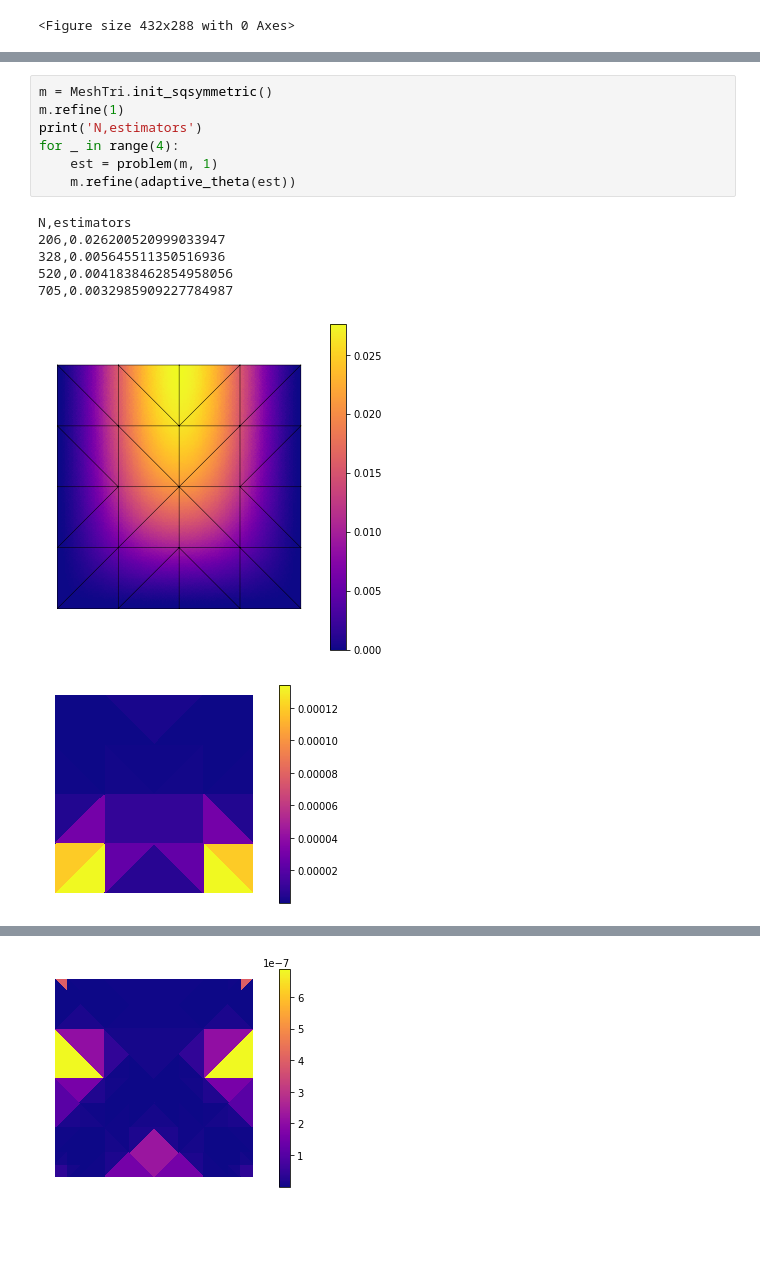
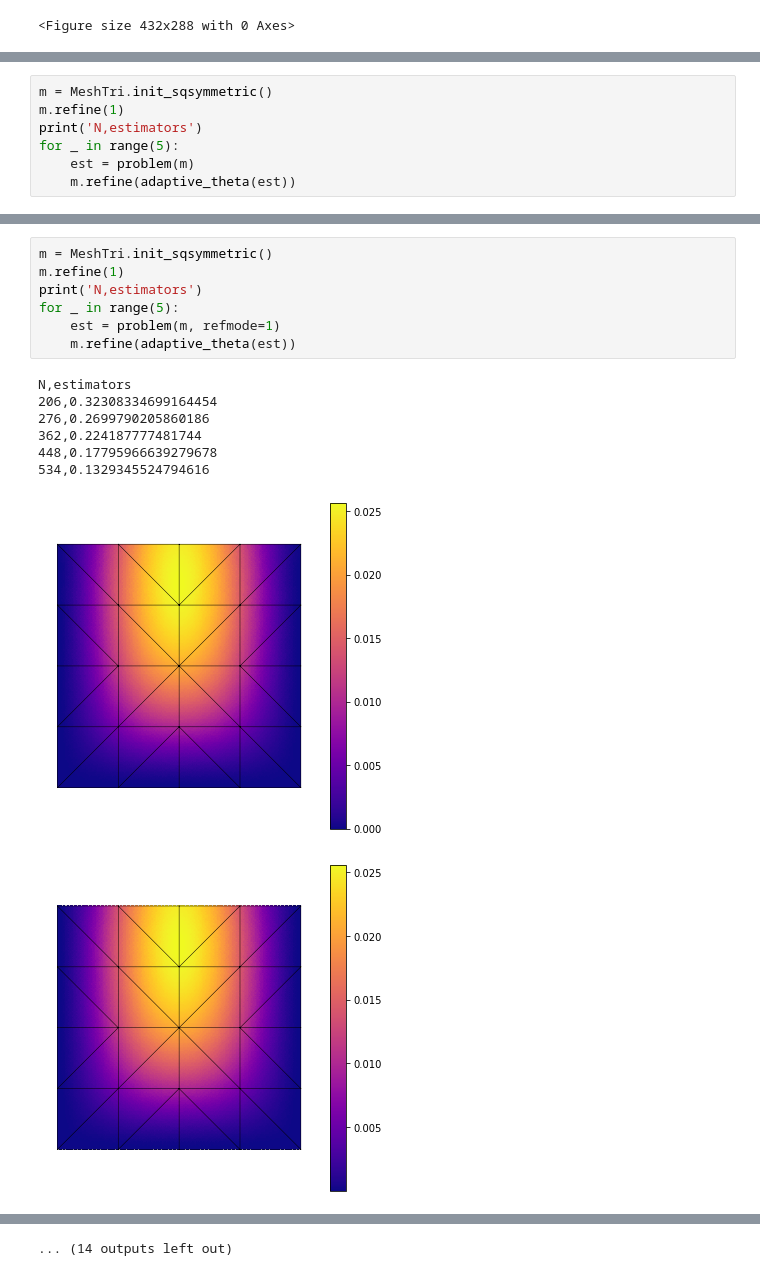
Before and after one commit to kinnala/kirchhoff-nitsche-ex3, a Jupyter notebook: nitsche_stiff.ipynb, the cells around one changed output, grey strips where cells are left out. Saved outputs shown, nothing was run; the diff lists cells and outputs as text; blank space fills up the shorter version.

```diff
--- a/nitsche_stiff.ipynb
+++ b/nitsche_stiff.ipynb
@@ -277,0 +298,7 @@ array([1.33741412e-04, 6.15628983e-06, 1.19366201e-04, 1.19366201e-04,
+# %%
+m = MeshTri.init_sqsymmetric()
+m.refine(1)
+print('N,estimators')
+for _ in range(5):
+    est = problem(m)
+    m.refine(adaptive_theta(est))
@@ -278,15 +324,16 @@ array([1.33741412e-04, 6.15628983e-06, 1.19366201e-04, 1.19366201e-04,
 # %%
 m = MeshTri.init_sqsymmetric()
 m.refine(1)
 print('N,estimators')
-for _ in range(4):
-    est = problem(m, 1)
+for _ in range(5):
+    est = problem(m, refmode=1)
     m.refine(adaptive_theta(est))
 # %% [output]
 N,estimators
-206,0.026200520999033947
-328,0.005645511350516936
-520,0.0041838462854958056
-705,0.0032985909227784987
+206,0.32308334699164454
+276,0.2699790205860186
+362,0.224187777481744
+448,0.17795966639279678
+534,0.1329345524794616
-[figure, old version]
+[figure, new version]
-[figure, old version]
+[figure, new version]
@@ -302 +349 @@ N,estimators
-[figure, removed]
+... (14 outputs left out)
```
Also changed, not shown: parts of 4 cells of this notebook, 1 other file.
